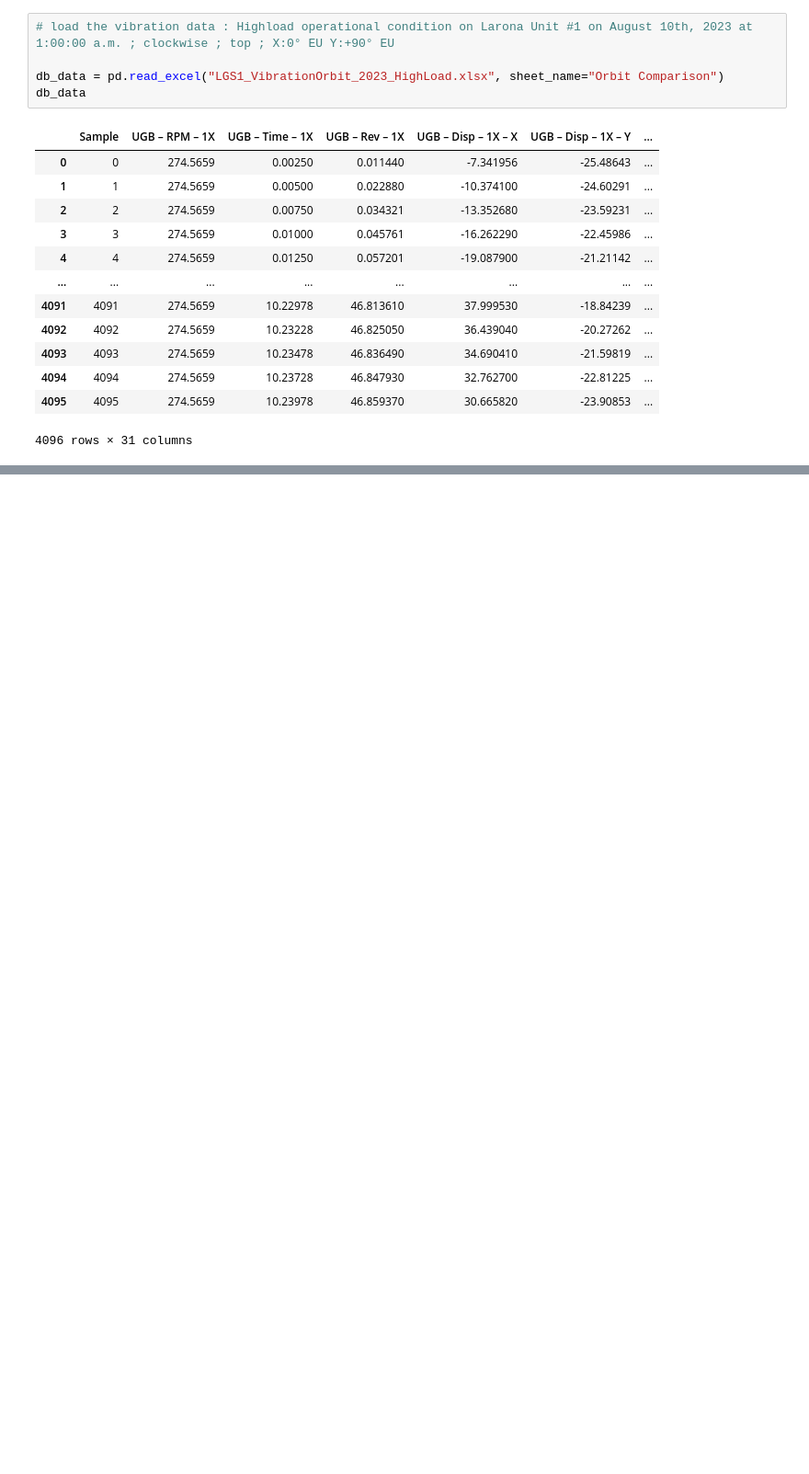
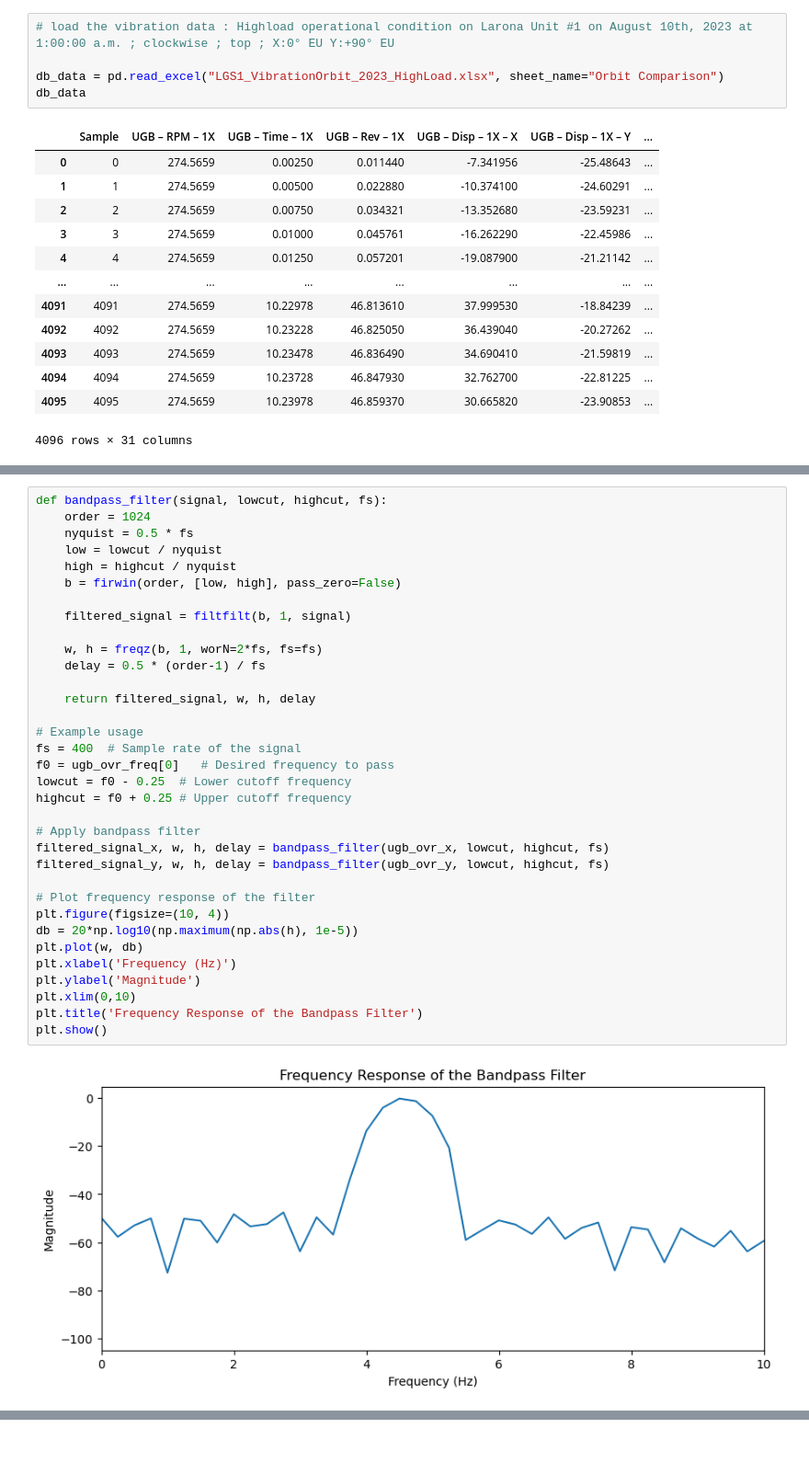
Before and after one commit to mekatronik-achmadi/Predict-CBM, a Jupyter notebook: Vale/TestOlahPy/preliminary_data_analysis/orbital_analysis.ipynb, the cells around one changed output, grey strips where cells are left out. Shown: that part at 92% size. Cells and saved outputs as stored; diff of their text form; blank space fills up the shorter version.

```diff
--- a/Vale/TestOlahPy/preliminary_data_analysis/orbital_analysis.ipynb
+++ b/Vale/TestOlahPy/preliminary_data_analysis/orbital_analysis.ipynb
@@ -84,2 +150,38 @@ plt.show()
+# %%
+def bandpass_filter(signal, lowcut, highcut, fs):
+    order = 1024
+    nyquist = 0.5 * fs
+    low = lowcut / nyquist
+    high = highcut / nyquist
+    b = firwin(order, [low, high], pass_zero=False)
+
+    filtered_signal = filtfilt(b, 1, signal)
+
+    w, h = freqz(b, 1, worN=2*fs, fs=fs)
+    delay = 0.5 * (order-1) / fs
+
+    return filtered_signal, w, h, delay
+
+# Example usage
+fs = 400  # Sample rate of the signal
+f0 = ugb_ovr_freq[0]   # Desired frequency to pass
+lowcut = f0 - 0.25  # Lower cutoff frequency
+highcut = f0 + 0.25 # Upper cutoff frequency
+
+# Apply bandpass filter
+filtered_signal_x, w, h, delay = bandpass_filter(ugb_ovr_x, lowcut, highcut, fs)
+filtered_signal_y, w, h, delay = bandpass_filter(ugb_ovr_y, lowcut, highcut, fs)
+
+# Plot frequency response of the filter
+plt.figure(figsize=(10, 4))
+db = 20*np.log10(np.maximum(np.abs(h), 1e-5))
+plt.plot(w, db)
+plt.xlabel('Frequency (Hz)')
+plt.ylabel('Magnitude')
+plt.xlim(0,10)
+plt.title('Frequency Response of the Bandpass Filter')
+plt.show()
+# %% [output]
+[figure, added]
 # %%
 # Filtering the raw data and compare with the provided preliminary data
```
Also changed, not shown: parts of 7 cells of this notebook.
